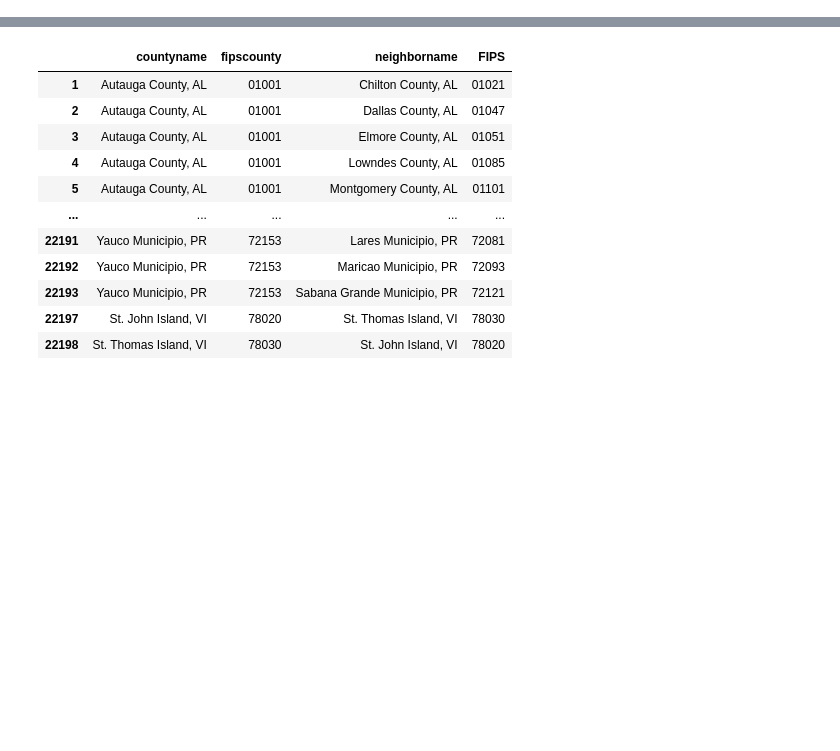
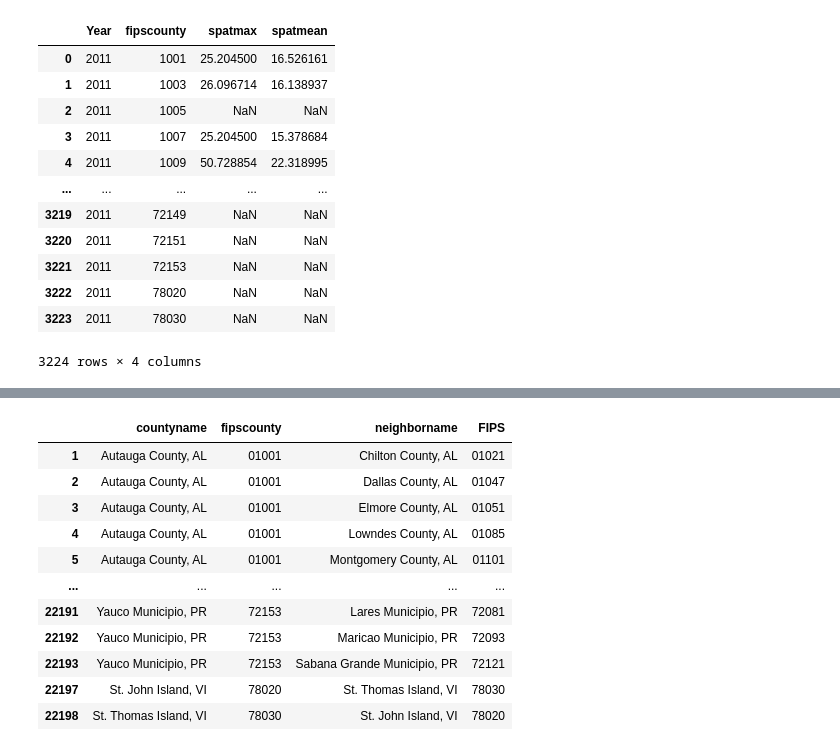
Before and after one commit to rhiannz/drugs, a Jupyter notebook: Data/Geographical_Data/spatial_component_creation.ipynb, the cells around one changed output, grey strips where cells are left out. Cells and saved outputs as stored; diff of their text form; code cells hidden in the pictures; blank space fills up the shorter version.

```diff
--- a/Data/Geographical_Data/spatial_component_creation.ipynb
+++ b/Data/Geographical_Data/spatial_component_creation.ipynb
@@ -4,0 +51,44 @@ import numpy as np
+# %%
+i = 2010
+# filter overdose df to current year
+od10 = od[od['Year'] == i]
+
+# get only necessary columns
+od10_rates = od10[['FIPS', 'Overdose_Rate_per_100k']]
+
+# adding od rates to spatial df according to the neighbor county fips code
+merged = spatcomp.merge(od10_rates, on = ['FIPS'], how = 'left')
+
+# get the mean od rates of the neighboring counties for each of the focal county
+spatmean10 = merged.groupby('fipscounty').mean()
+# turn our groupby series into a df
+spatmean10['fipscounty'] = spatmean10.index
+spatmean10 = spatmean10.reset_index(drop=True)
+
+# do same for max od rates
+spatmax10 = merged.groupby('fipscounty')['Overdose_Rate_per_100k'].max()
+spatmax10 = pd.DataFrame(spatmax10)
+spatmax10['fipscounty'] = spatmax10.index
+spatmax10 = spatmax10.reset_index(drop=True)
+
+# organizing spatial df into nice form
+spatmax10.columns = ['spatmax', 'fipscounty']
+spatmax10['Year'] = i+1
+spatcomp10 = spatmax10
+spatcomp10['spatmean'] = spatmean10['Overdose_Rate_per_100k']
+spatcomp10 = spatcomp10[['Year', 'fipscounty', 'spatmax', 'spatmean']]
+spatcomp10
+# %% [output]
+|  | Year | fipscounty | spatmax | spatmean |
+| 0 | 2011 | 1001 | 25.204500 | 16.526161 |
+| 1 | 2011 | 1003 | 26.096714 | 16.138937 |
+| 2 | 2011 | 1005 | NaN | NaN |
+| 3 | 2011 | 1007 | 25.204500 | 15.378684 |
+| 4 | 2011 | 1009 | 50.728854 | 22.318995 |
+| ... | ... | ... | ... | ... |
+| 3219 | 2011 | 72149 | NaN | NaN |
+| 3220 | 2011 | 72151 | NaN | NaN |
+| 3221 | 2011 | 72153 | NaN | NaN |
+| 3222 | 2011 | 78020 | NaN | NaN |
+| 3223 | 2011 | 78030 | NaN | NaN |
+3224 rows × 4 columns
```
Also changed, not shown: parts of 11 cells of this notebook, 12 other files.
